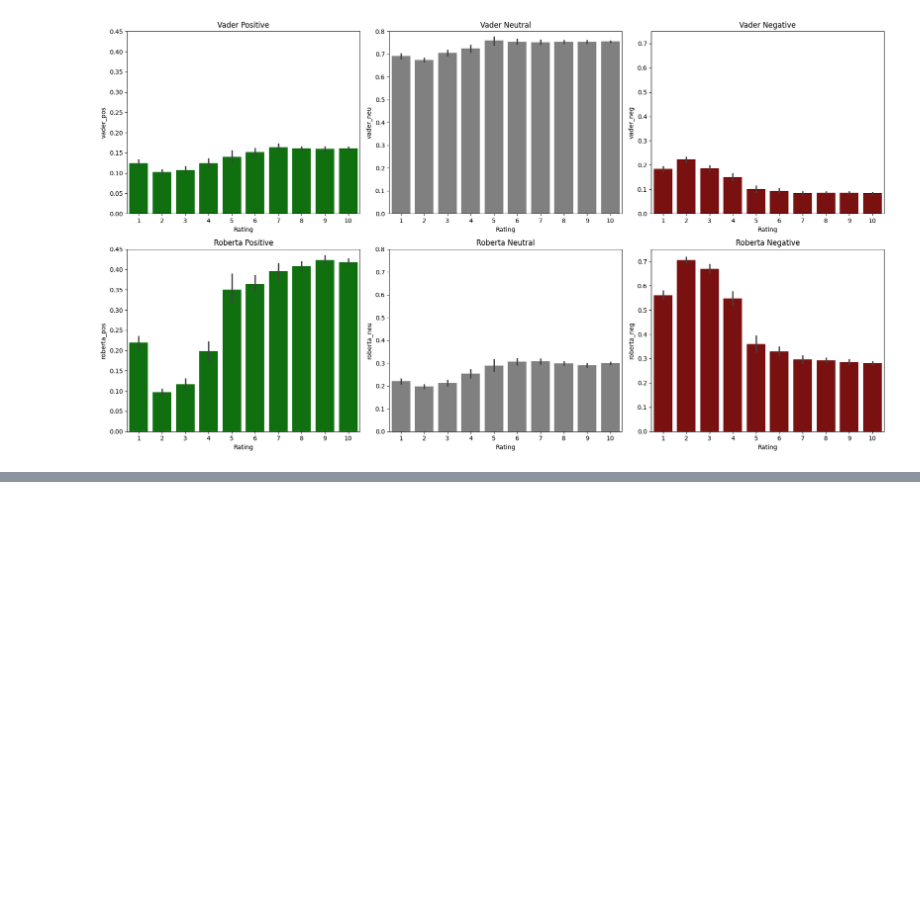
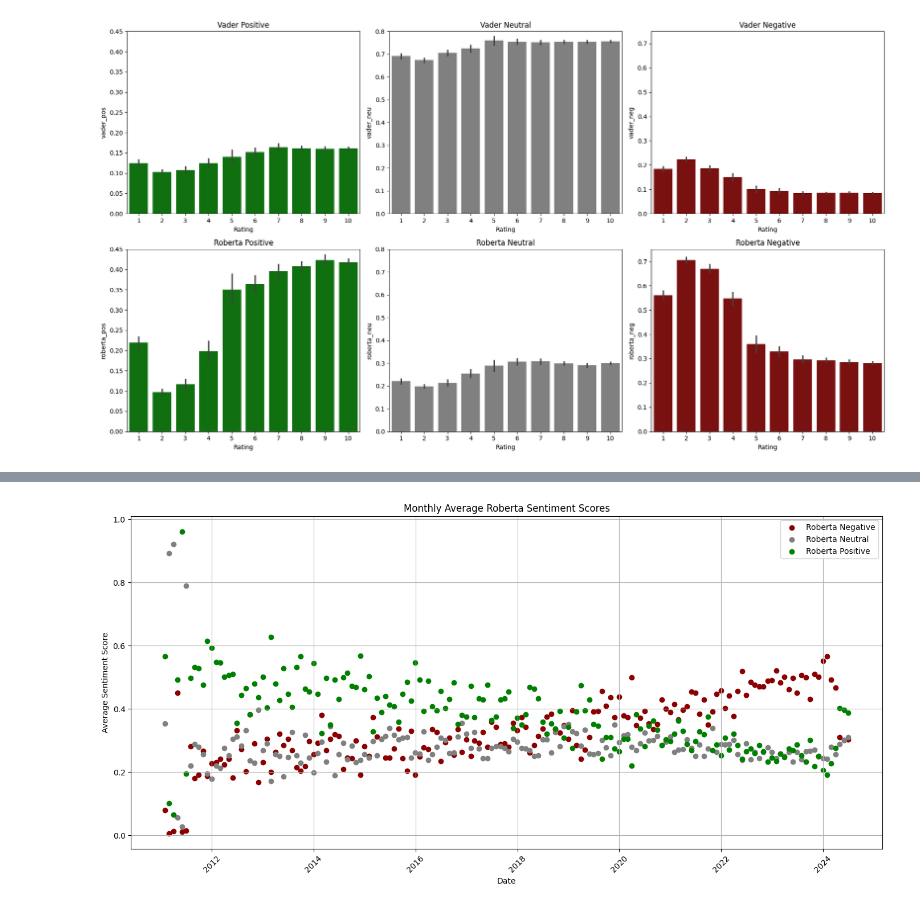
Before and after one commit to abartczak01/ML-Letterboxd-SentimentAnalysis, a Jupyter notebook: sentiment_analysis.ipynb, the cells around one changed output, grey strips where cells are left out. Drawn from its saved outputs; the diff is of its cells as text; code cells hidden in the pictures; blank space fills up the shorter version.

```diff
--- a/sentiment_analysis.ipynb
+++ b/sentiment_analysis.ipynb
@@ -502,0 +465,21 @@ plt.show()
+# %%
+res3['Date'] = pd.to_datetime(res3['Date'])
+
+monthly_means = res3.resample('M', on='Date').mean()[['roberta_neg', 'roberta_neu', 'roberta_pos']]
+
+plt.figure(figsize=(14, 7))
+
+plt.scatter(monthly_means.index, monthly_means['roberta_neg'], label='Roberta Negative', color='darkred')
+plt.scatter(monthly_means.index, monthly_means['roberta_neu'], label='Roberta Neutral', color='gray')
+plt.scatter(monthly_means.index, monthly_means['roberta_pos'], label='Roberta Positive', color='green')
+
+plt.title('Monthly Average Roberta Sentiment Scores')
+plt.xlabel('Date')
+plt.ylabel('Average Sentiment Score')
+plt.legend()
+plt.grid(True)
+plt.xticks(rotation=45)
+plt.tight_layout()
+plt.show()
+# %% [output]
+[figure, added]
```
Also changed, not shown: parts of 44 cells of this notebook, 6 other files.
